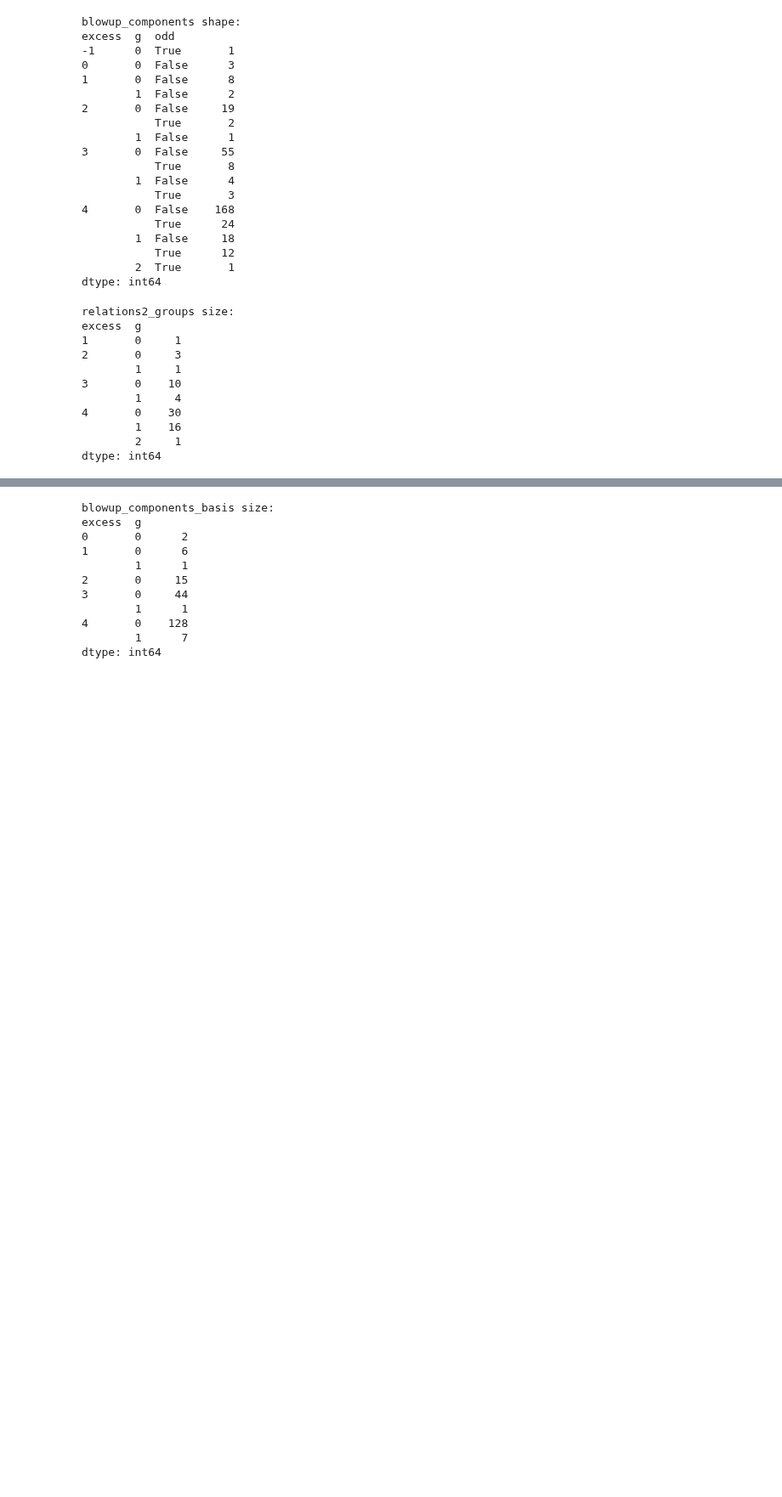
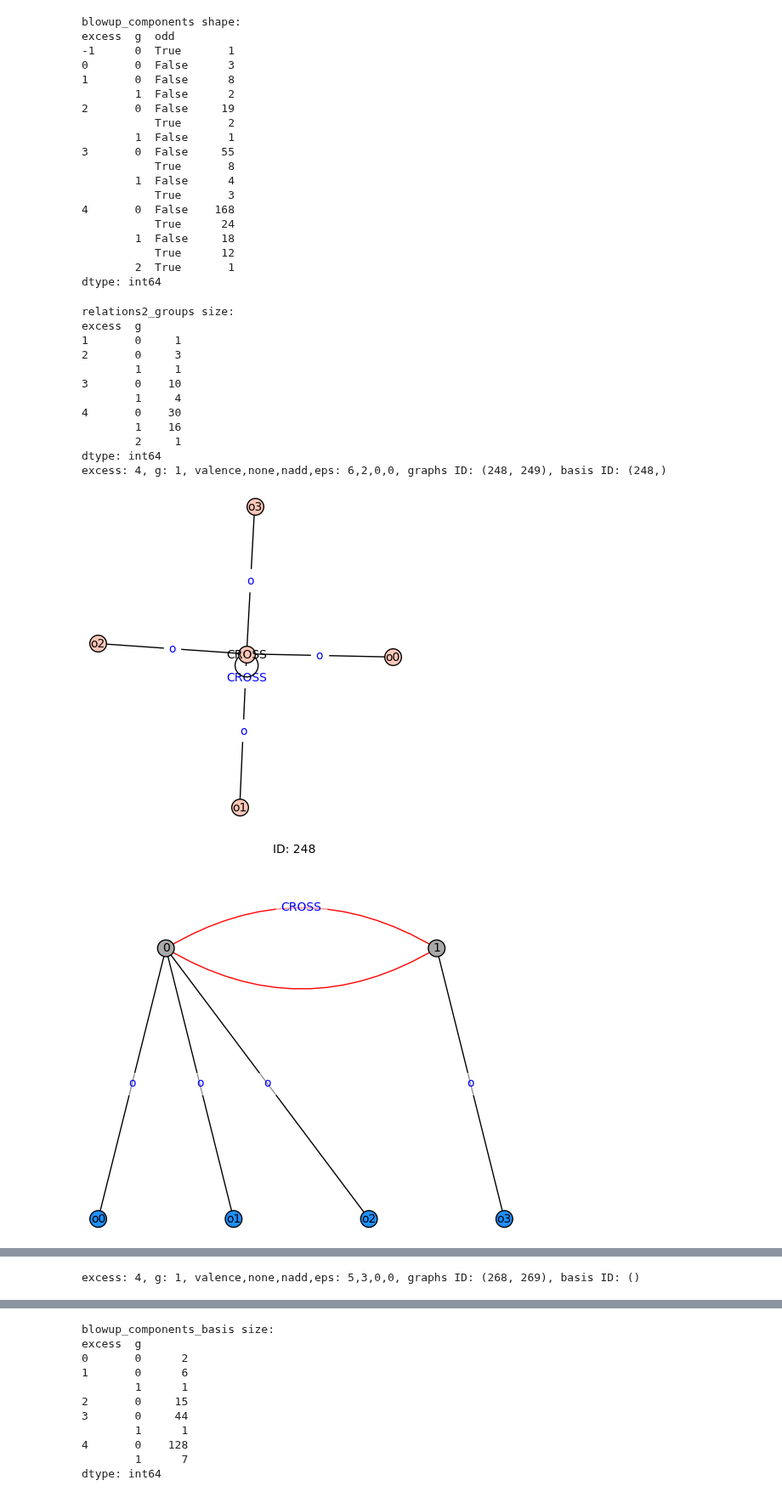
Before and after one commit to bellimarco/Getzler-Kapranov-Graph-Cohomology-Computations-in-weight-13, a Jupyter notebook: code/MBELLI_Main.ipynb, the cells around one changed output, grey strips where cells are left out. Shown at 85% size. Cells and saved outputs as stored; diff of their text form; code cells hidden in the pictures; blank space fills up the shorter version.

```diff
--- a/code/MBELLI_Main.ipynb
+++ b/code/MBELLI_Main.ipynb
@@ -762,8 +762,6 @@ relations2_groups = pd.DataFrame(columns=['graphs_ID_set','excess','ome','eps','
 # the other columns are invariants of each relation 2 group
 
 for row in blowup_components[blowup_components['crossType']=='B'].itertuples():
-    # don't consider odd components right away because it makes the job of determining the weight 2 relation group basis easier -- actually I do
-
     row.graph.compute_crossContractedComponent()
     for row2 in relations2_groups[(relations2_groups['g']==row.g) & (relations2_groups['ome']==row.ome) & (relations2_groups['eps']==row.eps) & (relations2_groups['nadd']==row.nadd) & (relations2_groups['vertices']==row.vertices-1) & (relations2_groups['valence']==row.graph.crossContractedComponent.degree('CROSS'))].itertuples():
         if row2.crossContractedComponent.is_isomorphic(row.graph.crossContractedComponent, edge_labels=True):
@@ -812,32 +810,35 @@ for row in relations2_groups.itertuples():
         elif row.valence==6:
             if not row.crossContractedComponent.has_loops(): row.basis.extend(row.graphs)
             else: row.basis.append(row.graphs[0]) # there's 1 group with two graphs with a loop, and one equation
         elif row.valence==7:
             row.basis.extend(row.graphs)
         else: weight2basis_raise(row.excess,row.valence)
     else: weight2basis_raise(row.excess,row.valence)
 
 relations2_groups['basis_ID_set'] =  relations2_groups['basis'].apply(lambda row: tuple([G.ID for G in row]))
 for row in relations2_groups.itertuples():
     for G in row.graphs: G.in_relation2_basis = G in row.basis
 
 print("relations2_groups size: ")
 print(relations2_groups.groupby(['excess','g']).size())
 
-for row in relations2_groups[relations2_groups['graphs'].apply(lambda graphs: len(graphs)>0 and graphs[0].excess==4 and graphs[0].crossValence==7)].itertuples():
-    break
+for row in relations2_groups[relations2_groups['graphs'].apply(lambda graphs: len(graphs)>0 and graphs[0].excess==4 and graphs[0].crossValence>4 and graphs[0].crossContractedComponent.has_loops())].itertuples():
+    #break
     print(f'excess: {row.excess}, g: {row.g}, valence,none,nadd,eps: {row.valence},{row.valence_none},{row.valence_nadd},{row.valence_eps}, graphs ID: {row.graphs_ID_set}, basis ID: {row.basis_ID_set}')
     row.crossContractedComponent.graphplot(edge_labels=True).show()
     for G in row.graphs: G.show(title=True,specht=True)
 # %% [output]
 relations2_groups size:
 excess  g
 1       0     1
 2       0     3
         1     1
 3       0    10
         1     4
 4       0    30
         1    16
         2     1
 dtype: int64
+excess: 4, g: 1, valence,none,nadd,eps: 6,2,0,0, graphs ID: (248, 249), basis ID: (248,)
+[figure, added]
+[figure, added]
@@ -843,0 +846 @@ dtype: int64
+excess: 4, g: 1, valence,none,nadd,eps: 5,3,0,0, graphs ID: (268, 269), basis ID: ()
```
Also changed, not shown: parts of 2 cells of this notebook, 11 other files.
